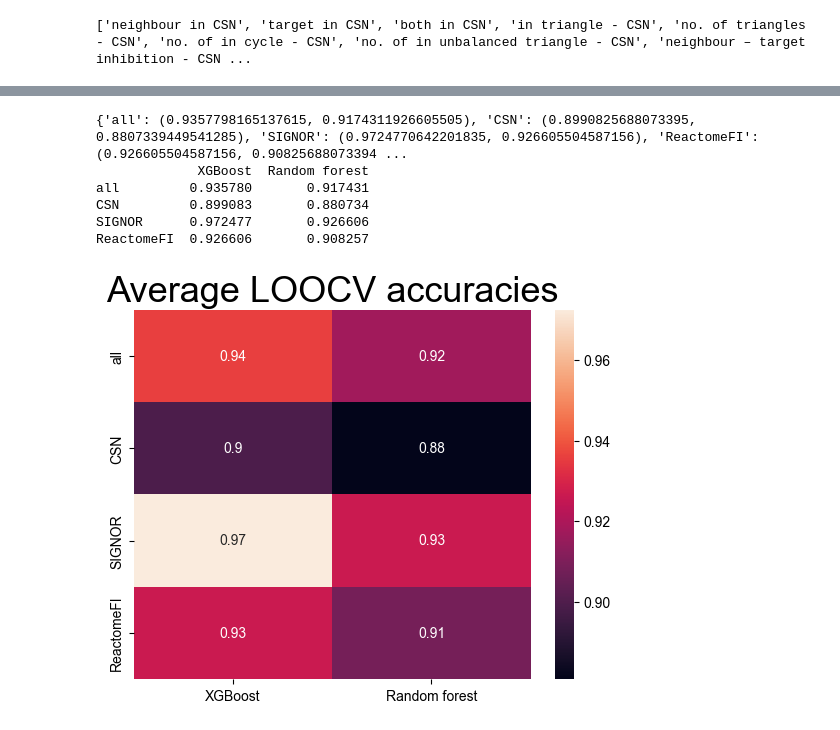
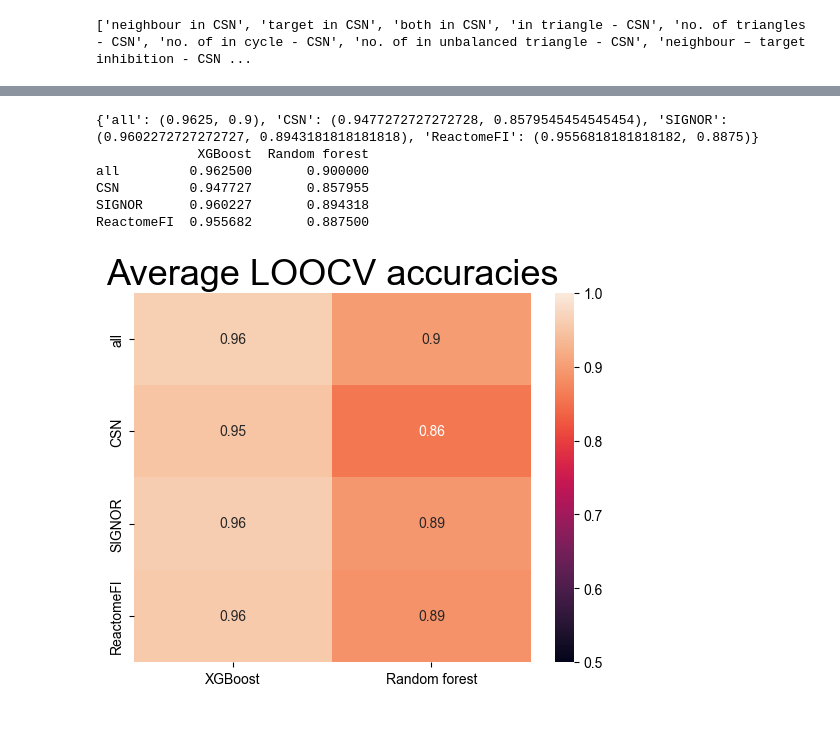
Before and after one commit to klari98/MarkerPredict, a Jupyter notebook: predictive_biomarker_ML_LOOCV.ipynb, the cells around one changed output, grey strips where cells are left out. Drawn from its saved outputs; the diff is of its cells as text; code cells hidden in the pictures.

```diff
--- a/predictive_biomarker_ML_LOOCV.ipynb
+++ b/predictive_biomarker_ML_LOOCV.ipynb
@@ -29,0 +40,2 @@ training.head()
+# %%
+training = pd.concat([training_pos, training_neg], ignore_index=True)
@@ -45,3 +55,10 @@ only_ReactomeFI = to_drop + CSN + SIGNOR
+# %%
+#what to drop
+to_drop = ["neighbour UniProt", "neighbour name - universal", "target UniProt", "target name - universal",
+           "prognostic", "predisposing", "diagnostic", "predictive"]
+only_CSN = to_drop + SIGNOR + ReactomeFI
+only_SIGNOR = to_drop + CSN + ReactomeFI
+only_ReactomeFI = to_drop + CSN + SIGNOR
 # %%
 #data preparation
 def prepare_data(training=training, unknown=unknown, to_drop= to_drop):
@@ -103,3 +86,37 @@ rfc = RandomForestClassifier(n_estimators=1000,
+# %%
+#classifiers - hyperparameters optimalised
+xgb = xgb_package.XGBClassifier(n_estimators=1000,
+                                random_state=42,
+                                subsample= 0.75,
+                                scale_pos_weight= 0.25,
+                                reg_lambda= 0,
+                                reg_alpha= 0.5,
+                                min_child_weight= 0.5,
+                                max_leaves= 11,
+                                max_depth= 7,
+                                max_delta_step= 1,
+                                max_bin= 32,
+                                learning_rate= 1,
+                                importance_type= 'cover',
+                                grow_policy= 'lossguide',
+                                gamma= 0.5,
+                                criterion= 'log_loss',
+                                booster= 'gbtree')
+rfc = RandomForestClassifier(n_estimators=1000,
+                             random_state= 42,
+                             warm_start= False, #disabled, otherwise gives error with multiple training sets
+                             oob_score= False,
+                             n_jobs= 31,
+                             min_weight_fraction_leaf= 0.1,
+                             min_samples_split= 4,
+                             min_samples_leaf= 5,
+                             max_samples= 71,
+                             max_leaf_nodes= 29,
+                             max_features= 'sqrt',
+                             max_depth= 3,
+                             criterion= 'log_loss',
+                             class_weight= 'balanced',
+                             ccp_alpha= 0)
 # %%
 #teaching - ROC function
 def teach_print_ROC(classifier, X_train, X_test, y_train, y_test, ax1):
@@ -611,21 +628,21 @@ Indexes of misses:
 # %%
 acc_dict = {'all':basic_averages, 'CSN': CSN_averages, 'SIGNOR': SIGNOR_averages, 'ReactomeFI': ReactomeFI_averages}
 print(acc_dict)
 accuracies = pd.DataFrame(acc_dict)
 accuracies = accuracies.transpose()
 accuracies = accuracies.set_axis(["XGBoost", "Random forest"], axis=1)
-sns.heatmap(accuracies, annot=True)
+sns.heatmap(accuracies, annot=True, vmin=0.5, vmax=1)
 plt.title("Average LOOCV accuracies", size=26)
 sns.set(font_scale=1.4)
 #sns.set(rc={'figure.facecolor':'#CCECFF'})
 plt.rcParams["font.family"] = "Bahnschrift"
 print(accuracies)
 # %% [output]
-{'all': (0.9357798165137615, 0.9174311926605505), 'CSN': (0.8990825688073395, 0.8807339449541285), 'SIGNOR': (0.9724770642201835, 0.926605504587156), 'ReactomeFI': (0.926605504587156, 0.90825688073394 ...
+{'all': (0.9625, 0.9), 'CSN': (0.9477272727272728, 0.8579545454545454), 'SIGNOR': (0.9602272727272727, 0.8943181818181818), 'ReactomeFI': (0.9556818181818182, 0.8875)}
              XGBoost  Random forest
-all         0.935780       0.917431
-CSN         0.899083       0.880734
-SIGNOR      0.972477       0.926606
-ReactomeFI  0.926606       0.908257
+all         0.962500       0.900000
+CSN         0.947727       0.857955
+SIGNOR      0.960227       0.894318
+ReactomeFI  0.955682       0.887500
-[figure, old version]
+[figure, new version]
 # %%
```
Also changed, not shown: parts of 14 cells of this notebook, 14 other files.
